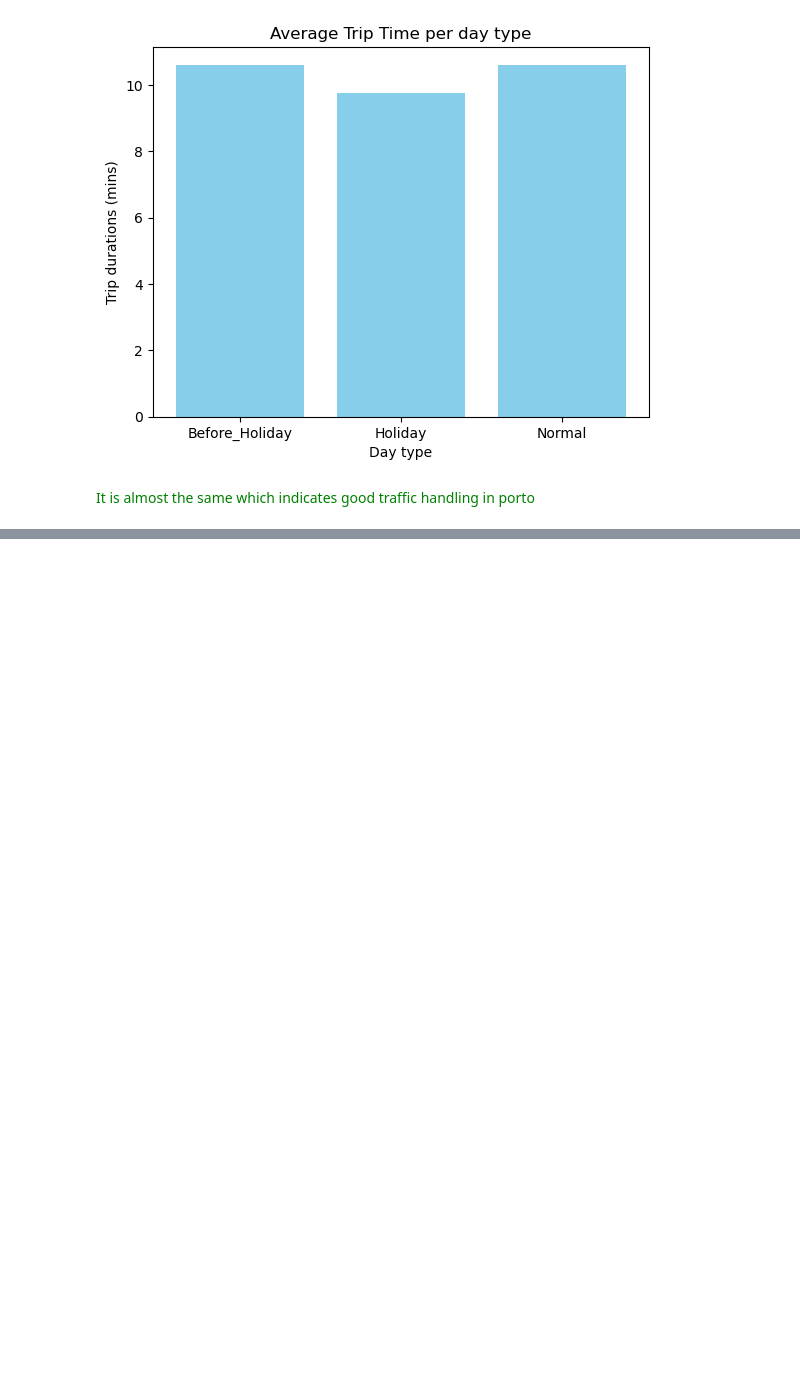
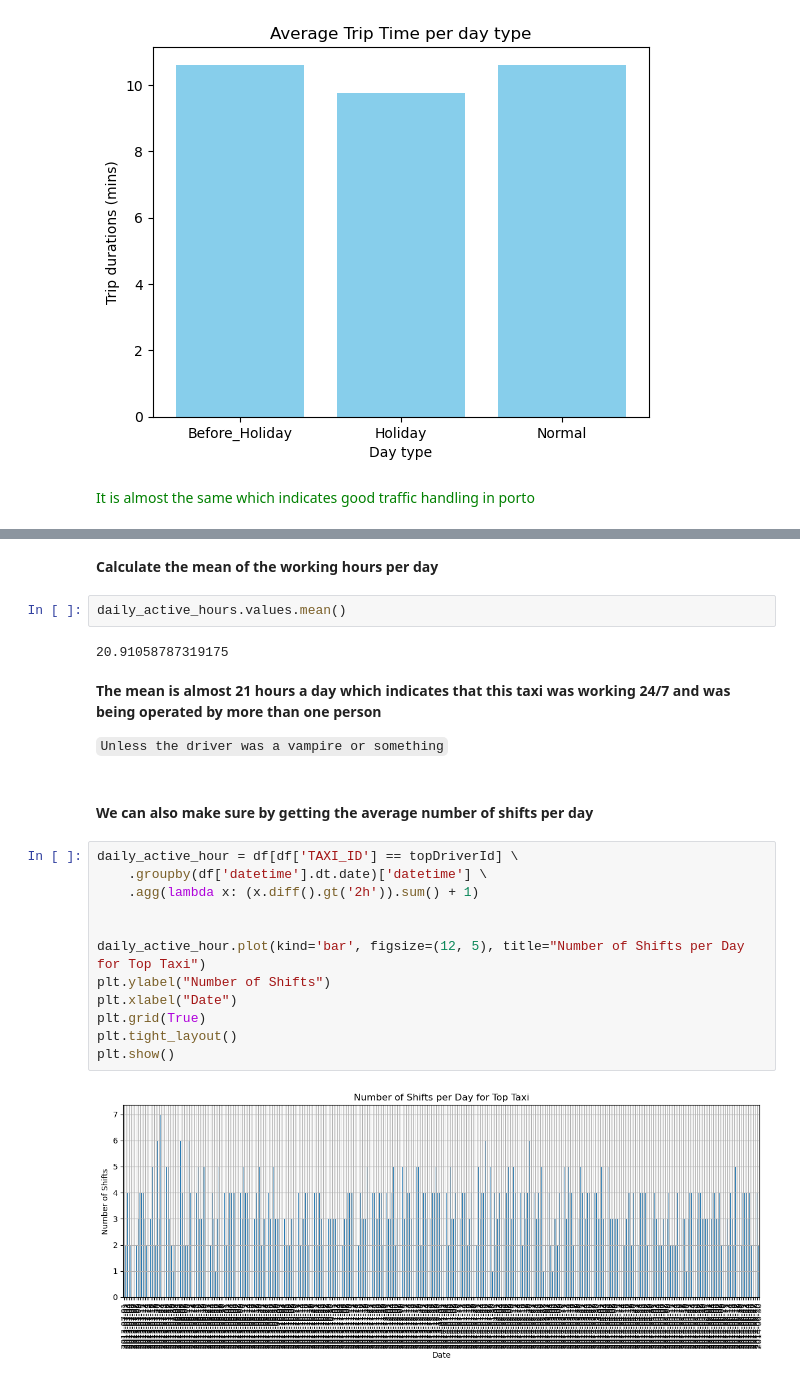
Before and after one commit to mahmoudnaif/Data-Sceince-Project, a Jupyter notebook: Testing.ipynb, the cells around one changed output, grey strips where cells are left out. Drawn from its saved outputs; the diff is of its cells as text; blank space fills up the shorter version.

```diff
--- a/Testing.ipynb
+++ b/Testing.ipynb
@@ -936,0 +967,26 @@ barPlot(meanTripDuration.index,meanTripDuration.values,'Average Trip Time per da
+# %% [markdown]
+**Calculate the mean of the working hours per day**
+# %%
+daily_active_hours.values.mean()
+# %% [output]
+20.91058787319175
+# %% [markdown]
+**The mean is almost 21 hours a day which indicates that this taxi was working 24/7 and was being operated by more than one person**
+
+`Unless the driver was a vampire or something`
+# %% [markdown]
+#### We can also make sure by getting the average number of shifts per day
+# %%
+daily_active_hour = df[df['TAXI_ID'] == topDriverId] \
+    .groupby(df['datetime'].dt.date)['datetime'] \
+    .agg(lambda x: (x.diff().gt('2h')).sum() + 1)
+
+
+daily_active_hour.plot(kind='bar', figsize=(12, 5), title="Number of Shifts per Day for Top Taxi")
+plt.ylabel("Number of Shifts")
+plt.xlabel("Date")
+plt.grid(True)
+plt.tight_layout()
+plt.show()
+# %% [output]
+[figure, added]
```
Also changed, not shown: parts of 6 cells of this notebook.
